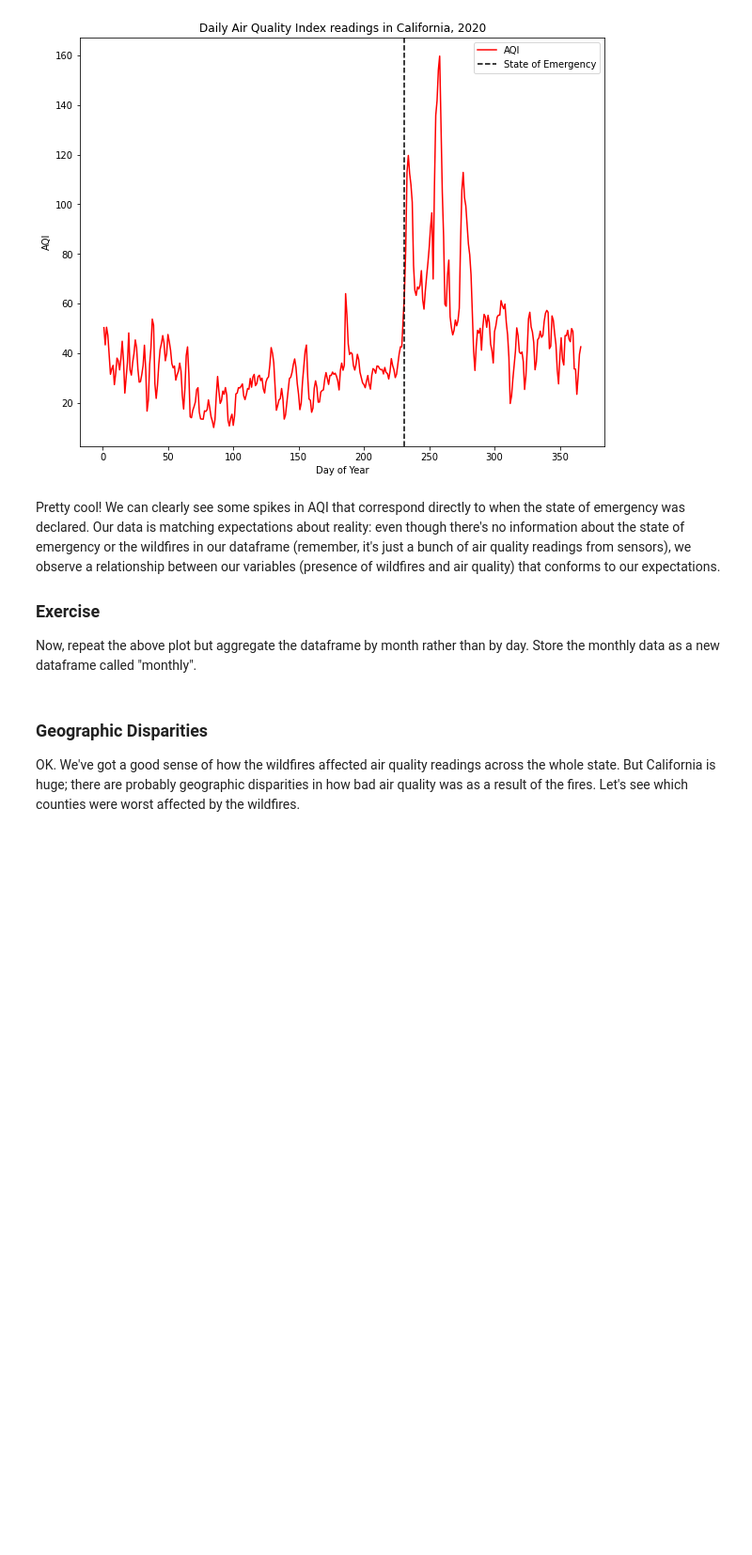
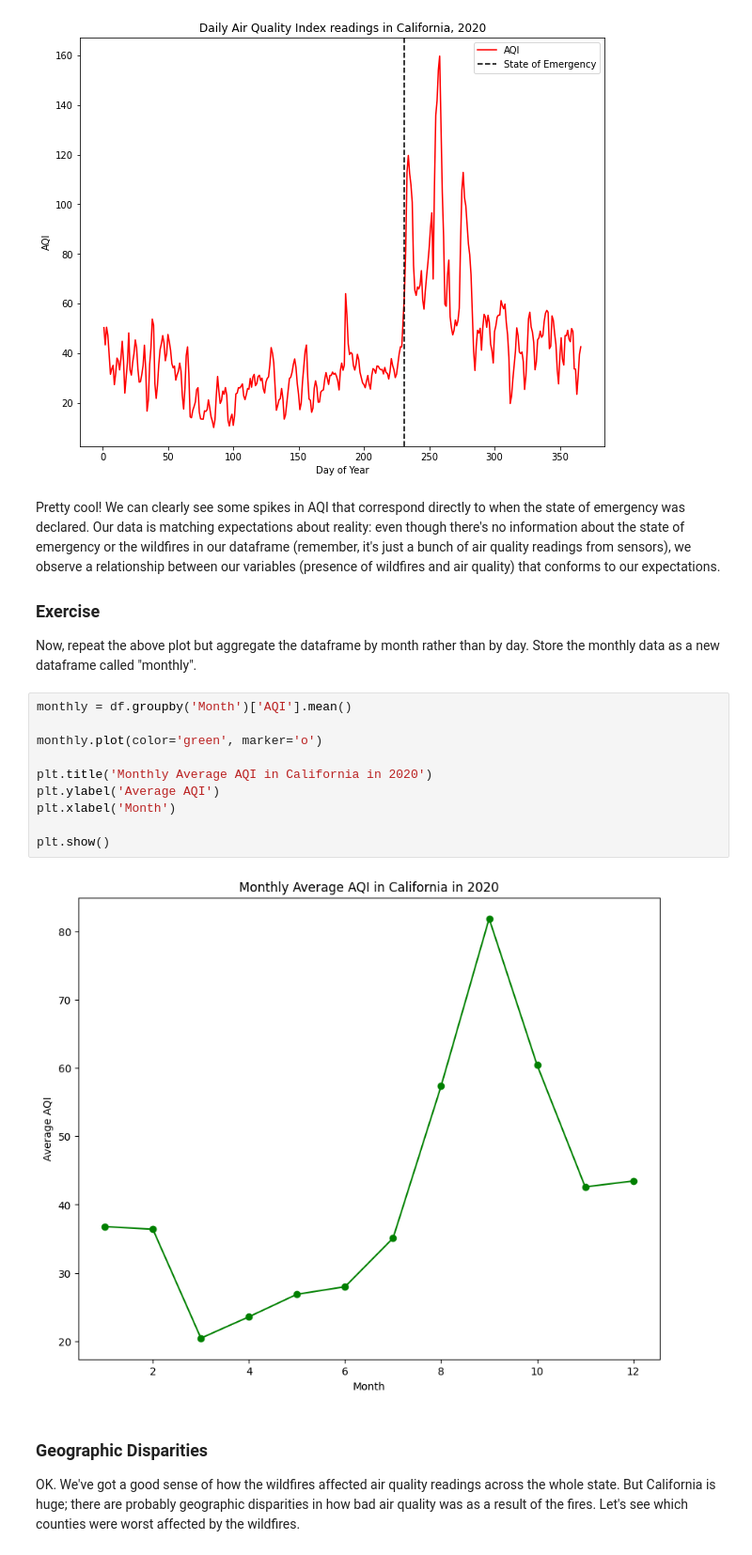
Before and after one commit to Prim-nirotrangsee/QM2, a Jupyter notebook: notebooks/W03. Spatial Data.ipynb, the cells around one changed output. Shown at 94% size. Saved outputs shown, nothing was run; the diff lists cells and outputs as text; blank space fills up the shorter version.

```diff
--- a/notebooks/W03. Spatial Data.ipynb
+++ b/notebooks/W03. Spatial Data.ipynb
@@ -177,6 +194,18 @@ Pretty cool! We can clearly see some spikes in AQI that correspond directly to w
 
 ### Exercise
 Now, repeat the above plot but aggregate the dataframe by month rather than by day. Store the monthly data as a new dataframe called "monthly".
+# %%
+monthly = df.groupby('Month')['AQI'].mean()
+
+monthly.plot(color='green', marker='o')
+
+plt.title('Monthly Average AQI in California in 2020')
+plt.ylabel('Average AQI')
+plt.xlabel('Month')
+
+plt.show()
+# %% [output]
+[figure, added]
 # %% [markdown]
 ### Geographic Disparities
 
```
Also changed, not shown: parts of 13 cells of this notebook.
